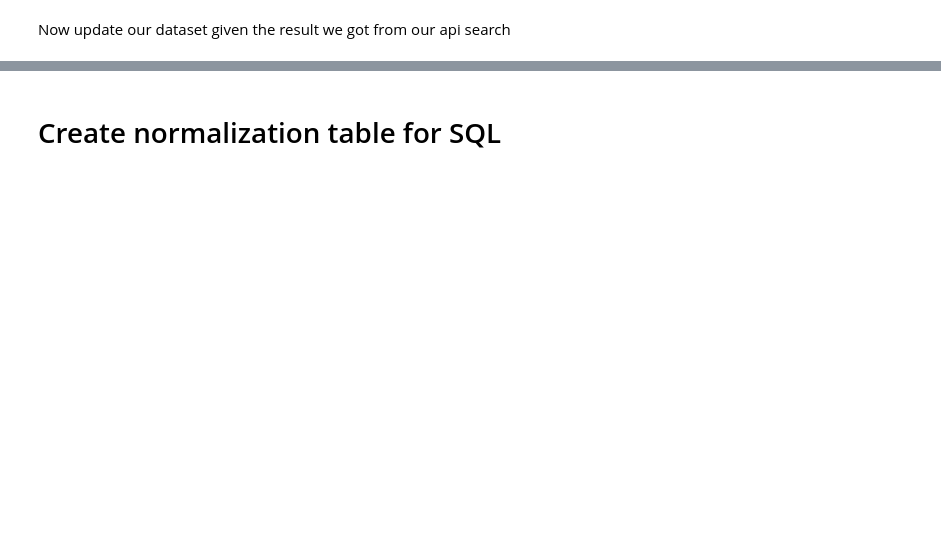
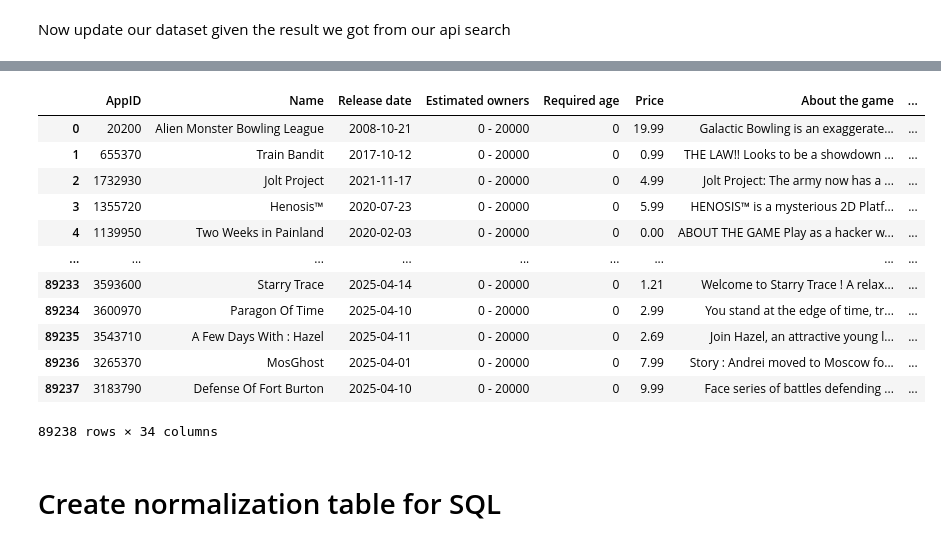
Before and after one commit to JasonCheung01/Steam-Dashboard, a Jupyter notebook: steam_games_cleaning.ipynb, the cells around one changed output, grey strips where cells are left out. Drawn from its saved outputs; the diff is of its cells as text; code cells hidden in the pictures; blank space fills up the shorter version.

```diff
--- a/steam_games_cleaning.ipynb
+++ b/steam_games_cleaning.ipynb
@@ -1799,6 +1902,22 @@ steam_data_copy
 #   lambda x: process.extractOne(x, all_company_unique, scorer=fuzz.partial_ratio)[0]
 # )
 # steam_data_copy["Developers"]
+# %%
+steam_data_copy
+# %% [output]
+|  | AppID | Name | Release date | Estimated owners | Required age | Price | About the game | ... |
+| 0 | 20200 | Alien Monster Bowling League | 2008-10-21 | 0 - 20000 | 0 | 19.99 | Galactic Bowling is an exaggerate... | ... |
+| 1 | 655370 | Train Bandit | 2017-10-12 | 0 - 20000 | 0 | 0.99 | THE LAW!! Looks to be a showdown ... | ... |
+| 2 | 1732930 | Jolt Project | 2021-11-17 | 0 - 20000 | 0 | 4.99 | Jolt Project: The army now has a ... | ... |
+| 3 | 1355720 | Henosis™ | 2020-07-23 | 0 - 20000 | 0 | 5.99 | HENOSIS™ is a mysterious 2D Platf... | ... |
+| 4 | 1139950 | Two Weeks in Painland | 2020-02-03 | 0 - 20000 | 0 | 0.00 | ABOUT THE GAME Play as a hacker w... | ... |
+| ... | ... | ... | ... | ... | ... | ... | ... | ... |
+| 89233 | 3593600 | Starry Trace | 2025-04-14 | 0 - 20000 | 0 | 1.21 | Welcome to Starry Trace ! A relax... | ... |
+| 89234 | 3600970 | Paragon Of Time | 2025-04-10 | 0 - 20000 | 0 | 2.99 | You stand at the edge of time, tr... | ... |
+| 89235 | 3543710 | A Few Days With : Hazel | 2025-04-11 | 0 - 20000 | 0 | 2.69 | Join Hazel, an attractive young l... | ... |
+| 89236 | 3265370 | MosGhost | 2025-04-01 | 0 - 20000 | 0 | 7.99 | Story : Andrei moved to Moscow fo... | ... |
+| 89237 | 3183790 | Defense Of Fort Burton | 2025-04-10 | 0 - 20000 | 0 | 9.99 | Face series of battles defending ... | ... |
+89238 rows × 34 columns
 # %% [markdown]
 # Create normalization table for SQL
 # %%
```
Also changed, not shown: parts of 12 cells of this notebook, 2 other files.
